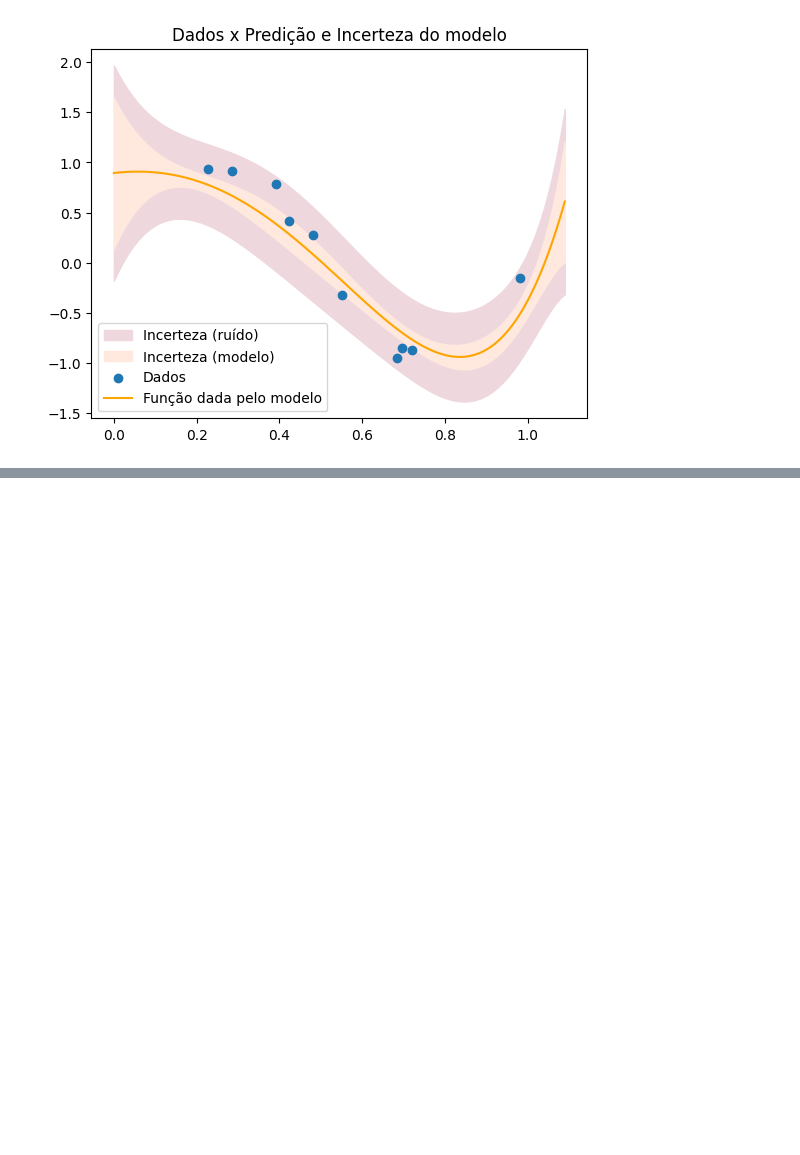
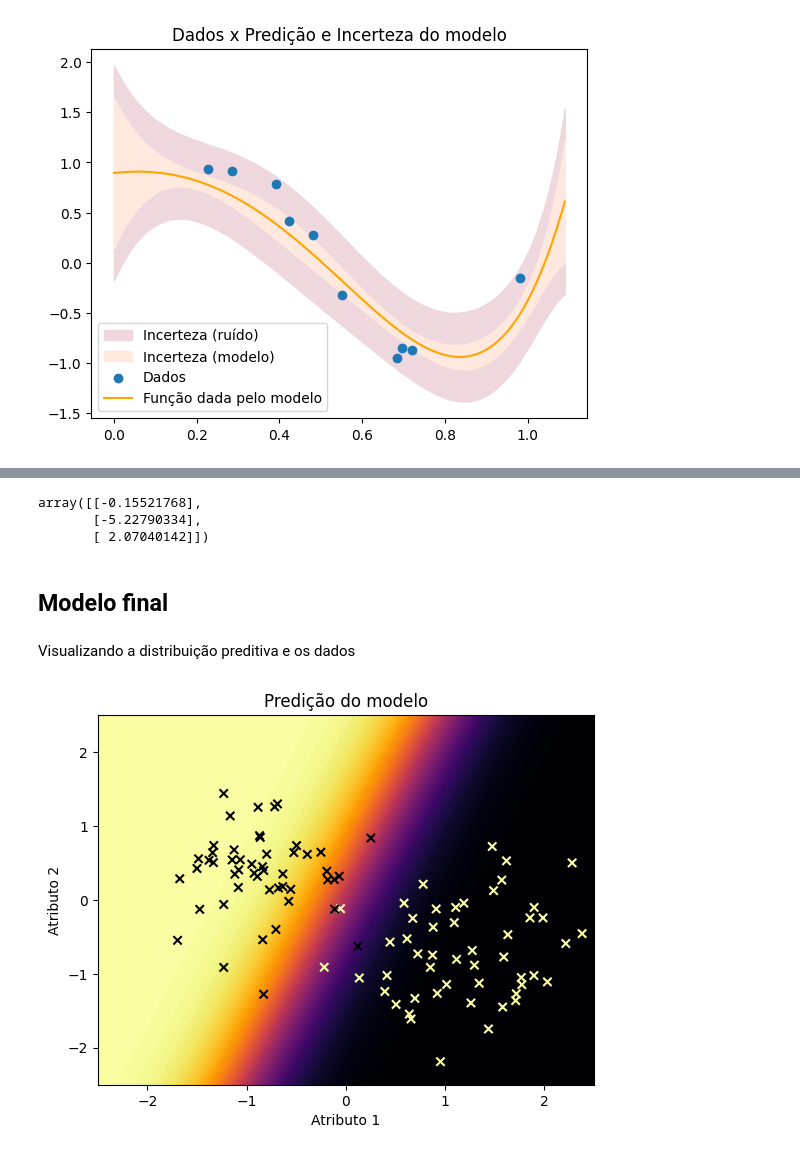
Before and after one commit to rabdiego/probabilistic_ml, a Jupyter notebook: src/trab2.ipynb, the cells around one changed output, grey strips where cells are left out. Drawn from its saved outputs; the diff is of its cells as text; code cells hidden in the pictures; blank space fills up the shorter version.

Commit message:
logistic regression done

```diff
--- a/src/trab2.ipynb
+++ b/src/trab2.ipynb
@@ -149,0 +165,9 @@ plot_blr_prediction(model, rng, poly_5)
+# %%
+mean_prior = np.array([np.zeros(3)]).T
+mean_prior[0][0] = 1.
+cov_prior = 10 * np.identity(3)
+# %%
+from amaprob.models.irls_logistic_regression import IRLSLogisticRegression
+
+prior_model = IRLSLogisticRegression(mean_prior, cov_prior)
+prior_model.fit(X_processed, y)
@@ -149,0 +176,33 @@ plot_blr_prediction(model, rng, poly_5)
+# %%
+prior_model.w
+# %% [output]
+array([[-0.15521768],
+       [-5.22790334],
+       [ 2.07040142]])
+# %% [markdown]
+## Modelo final
+# %%
+from amaprob.models.bayesian_logistic_regression import BayesianLogisticRegression
+
+model = BayesianLogisticRegression(model.w, cov_prior)
+model.fit(X_processed, y)
+# %% [markdown]
+Visualizando a distribuição preditiva e os dados
+# %%
+def plot_decision_boundary(model, feat, data, labels, lb, up, step):
+    x, y = np.meshgrid(np.linspace(lb, up, step), np.linspace(lb, up, step))
+    x_in = np.c_[x.ravel(), y.ravel()]
+    x_in_processed = feat.transform(x_in)
+    y_pred = model.predict(x_in_processed)
+    y_pred = y_pred.reshape(x.shape)
+
+    plt.contourf(x, y, y_pred, 100, alpha=1, cmap='inferno')
+    plt.scatter(data[:, 0], data[:, 1], c=labels, cmap='inferno_r', marker='x')
+
+    plt.title('Predição do modelo')
+    plt.xlabel('Atributo 1')
+    plt.ylabel('Atributo 2')
+# %%
+plot_decision_boundary(model, poly_1, X, y, -2.5, 2.5, 100)
+# %% [output]
+[figure, added]
```
Also changed, not shown: parts of 6 cells of this notebook, 2 other files.
